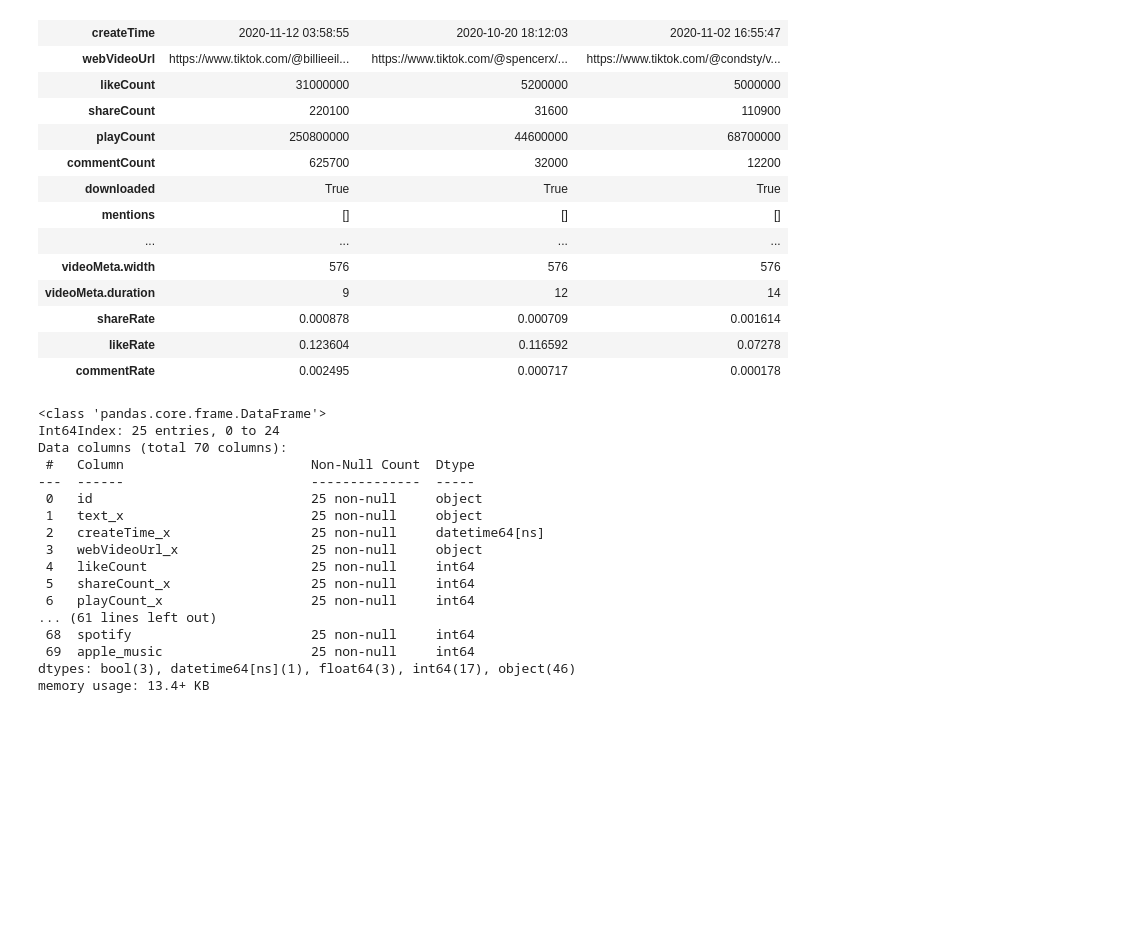
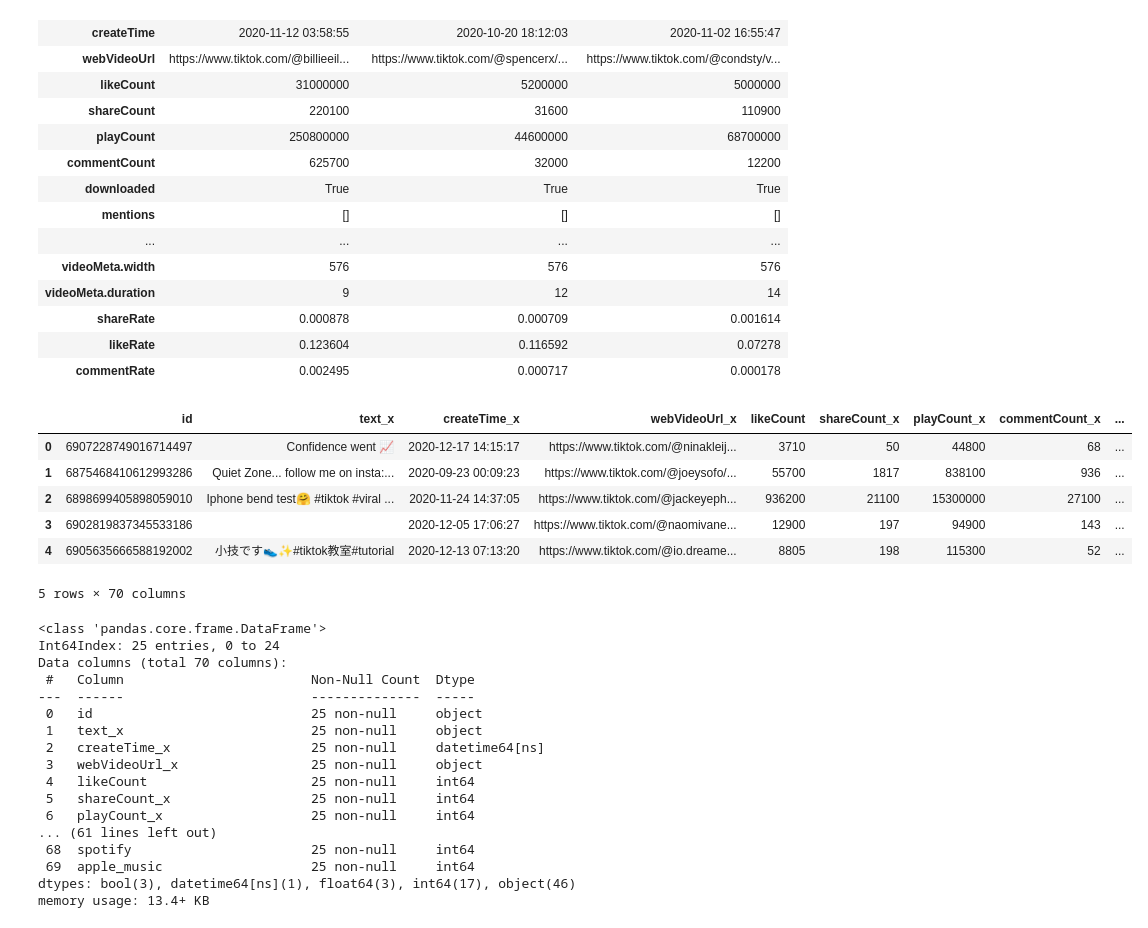
Before and after one commit to ba-group-projects/tiktok-popularity-eda, a Jupyter notebook: tobie_music.ipynb, the cells around one changed output. Saved outputs shown, nothing was run; the diff lists cells and outputs as text; code cells hidden in the pictures; blank space fills up the shorter version.

```diff
--- a/tobie_music.ipynb
+++ b/tobie_music.ipynb
@@ -319,7 +319,17 @@ df_clean["authorMeta.verified"] = df_clean["authorMeta.verified"].astype(int)
 df_clean["musicMeta.musicOriginal"] = df_clean["musicMeta.musicOriginal"].astype(
     int)
 # %%
-df_merged = pd.merge(df_clean, df_tiktok_audd_music, on="id")
+df_merged = pd.merge(df_clean, df_tiktok_audd_music, how = "left", on="id")
+# %%
+df_merged.head(5)
+# %% [output]
+|  | id | text_x | createTime_x | webVideoUrl_x | likeCount | shareCount_x | playCount_x | commentCount_x | ... |
+| 0 | 6907228749016714497 | Confidence went 📈 | 2020-12-17 14:15:17 | https://www.tiktok.com/@ninakleij... | 3710 | 50 | 44800 | 68 | ... |
+| 1 | 6875468410612993286 | Quiet Zone... follow me on insta:... | 2020-09-23 00:09:23 | https://www.tiktok.com/@joeysofo/... | 55700 | 1817 | 838100 | 936 | ... |
+| 2 | 6898699405898059010 | Iphone bend test🤗 #tiktok #viral ... | 2020-11-24 14:37:05 | https://www.tiktok.com/@jackeyeph... | 936200 | 21100 | 15300000 | 27100 | ... |
+| 3 | 6902819837345533186 |  | 2020-12-05 17:06:27 | https://www.tiktok.com/@naomivane... | 12900 | 197 | 94900 | 143 | ... |
+| 4 | 6905635666588192002 | 小技です👟✨#tiktok教室#tutorial | 2020-12-13 07:13:20 | https://www.tiktok.com/@io.dreame... | 8805 | 198 | 115300 | 52 | ... |
+5 rows × 70 columns
 # %%
 df_merged_2 = pd.merge(df_clean, df_tiktok_audd_music, how='inner',
                        left_index=True, right_index=True, suffixes=('', '_drop'))
```
Also changed, not shown: parts of 13 cells of this notebook, 1 other file.
